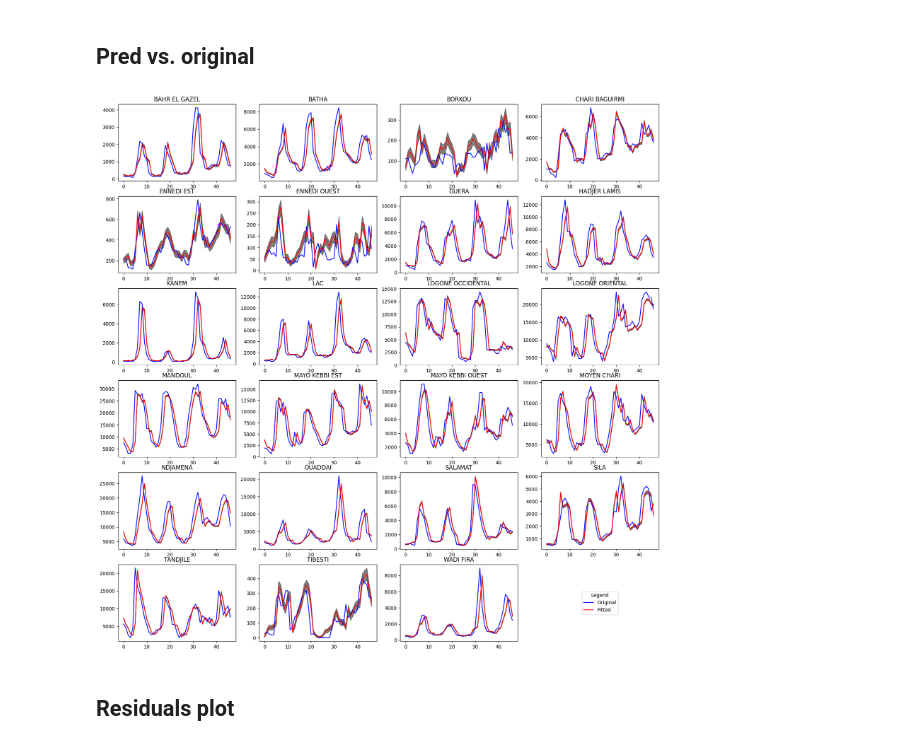
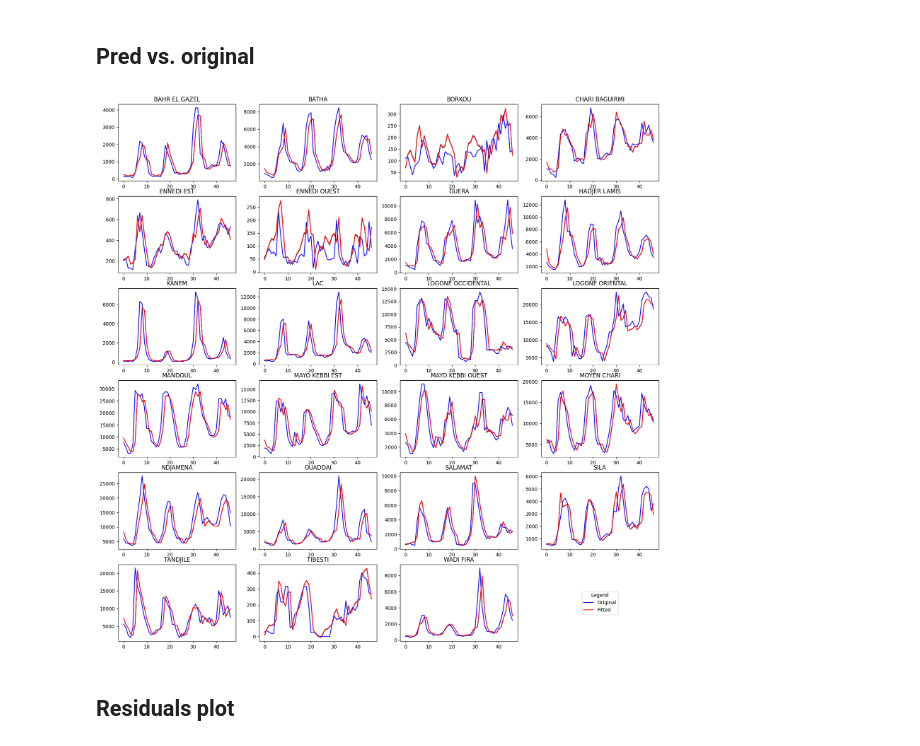
Before and after one commit to beria-kalpelbe/malaria-risk-prediction, a Jupyter notebook: src/statistical-modeling/bayesian_estimation.ipynb, the cells around one changed output. Drawn from its saved outputs; the diff is of its cells as text; code cells hidden in the pictures.

```diff
--- a/src/statistical-modeling/bayesian_estimation.ipynb
+++ b/src/statistical-modeling/bayesian_estimation.ipynb
@@ -60,8 +60,10 @@ def panel_model(X, y=None):
     mu_state = jnp.dot(X[:, 3:26], beta_state)
     mu_month = jnp.dot(X[:, 26:], beta_month)
 
-    mu = numpyro.deterministic('mu', jnp.abs(mu_t2m + mu_tp + mu_lag + mu_state + mu_month))
-    numpyro.sample('obs', dist.Poisson(mu), obs=y)
+    # sigma = numpyro.sample('sigma', dist.HalfNormal(1.0))
+    mu = numpyro.deterministic('mu', mu_t2m + mu_tp + mu_lag + mu_state + mu_month)
+    numpyro.sample('obs', dist.Poisson(jnp.abs(mu)), obs=y)
+    # numpyro.sample('obs', dist.Normal(mu, sigma), obs=y)
 
 # Run MCMC to sample from the posterior
 nuts_kernel = NUTS(panel_model)
@@ -174,34 +186,35 @@ def predict(X, model, key):
     samples_1 = model.get_samples()
     predictive = Predictive(panel_model, samples_1)
     posterior_predictions = predictive(rng_key_, X=X)
-    post_obs = posterior_predictions['obs']
+    post_obs = posterior_predictions['mu']
     mean_post_pred = jnp.mean(post_obs, axis=0)
-    hpdi_post_pred = hpdi(post_obs, 0.95)
+    CI_inf = jnp.quantile(post_obs, q=0.05, axis=0)
+    CI_sup = jnp.quantile(post_obs, q=0.95, axis=0)
 
-    return mean_post_pred, hpdi_post_pred
+    return mean_post_pred, CI_inf, CI_sup
 # %%
 X = jnp.array(data[['lag_cases','t2m', 'tp'] + [col for col in data.columns if col.startswith('state_') or col.startswith('month_')]].values.tolist())
 y = jnp.array(data['cases'].values.astype(int).tolist())
 
 fig, axes = plt.subplots(6,4, figsize=(20,20))
 xticks = range(47)
 for i in range(23):
     idx = i // 4
     idy = i % 4
-    mean_post_pred, hpdi_post_pred = predict(X[X[:,3+i]==1], mcmc, rng_key)
+    mean_post_pred, inf_, sup_ = predict(X[X[:,3+i]==1], mcmc, rng_key)
     axes[idx,idy].plot(y[X[:,3+i]==1], label='Original', color='blue')
     axes[idx,idy].plot(mean_post_pred, label='Fitted', color='red')
-    axes[idx,idy].fill_between(xticks, hpdi_post_pred[0], hpdi_post_pred[1], color='black', alpha=0.5)
+    axes[idx,idy].fill_between(xticks, inf_, sup_, color='black', alpha=0.5)
     axes[idx,idy].set_title(states[i])
 
 axes[5, 3].clear()
 axes[5, 3].axis('off')
 handles, labels = axes[0, 0].get_legend_handles_labels()  # Get handles and labels from the first subplot
 fig.legend(handles, labels, loc='center', bbox_to_anchor=(0.5, 0.5), bbox_transform=axes[5, 3].transAxes, title='Legend')
 
-plt.savefig('../../docs/predictions.png', bbox_inches='tight', pad_inches=0.0)
+plt.savefig('../../docs/predictions.png', bbox_inches='tight', pad_inches=0.1)
 # %% [output]
-[figure, old version]
+[figure, new version]
 # %% [markdown]
 ## Residuals plot
 # %%
```
Also changed, not shown: parts of 5 cells of this notebook, 8 other files.
